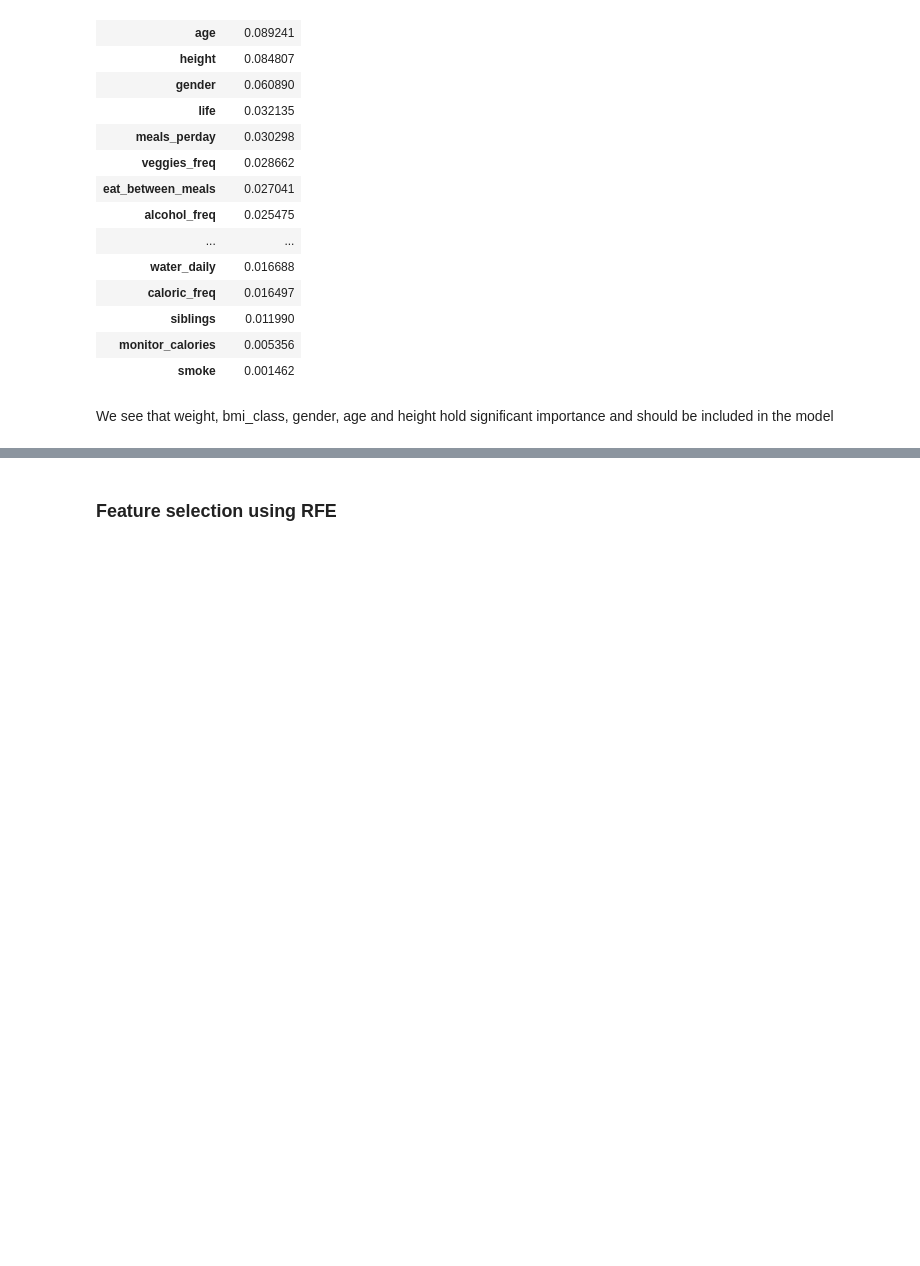
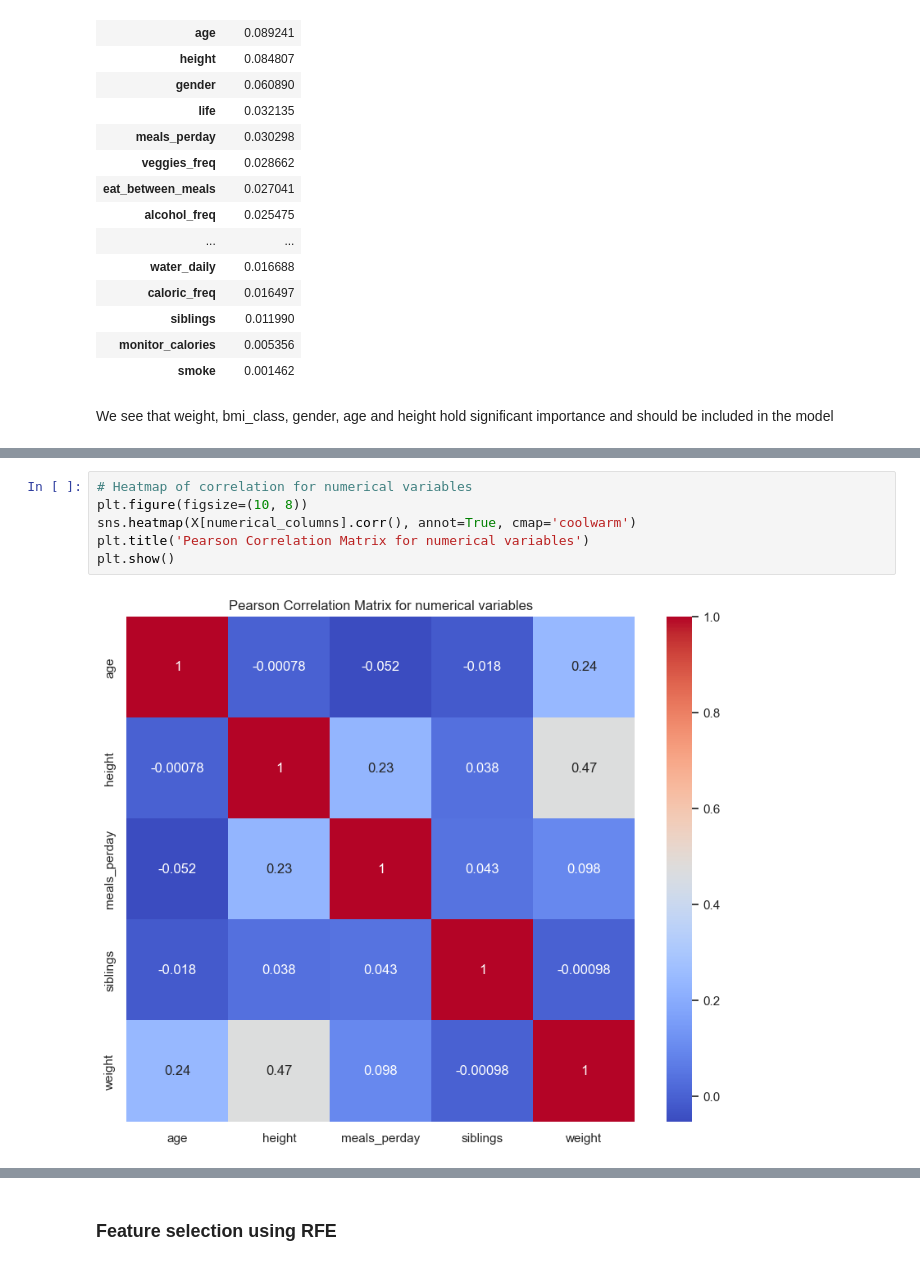
Before and after one commit to 0xMarc0s/IMS_ML_project, a Jupyter notebook: Final_notebooks/Final working Pipeline.ipynb, the cells around one changed output, grey strips where cells are left out. Cells and saved outputs as stored; diff of their text form; blank space fills up the shorter version.

```diff
--- a/Final_notebooks/Final working Pipeline.ipynb
+++ b/Final_notebooks/Final working Pipeline.ipynb
@@ -687,0 +741,8 @@ We see that weight, bmi_class, gender, age and height hold significant importanc
+# %%
+# Heatmap of correlation for numerical variables
+plt.figure(figsize=(10, 8))
+sns.heatmap(X[numerical_columns].corr(), annot=True, cmap='coolwarm')
+plt.title('Pearson Correlation Matrix for numerical variables')
+plt.show()
+# %% [output]
+[figure, added]
```
Also changed, not shown: parts of 8 cells of this notebook.
